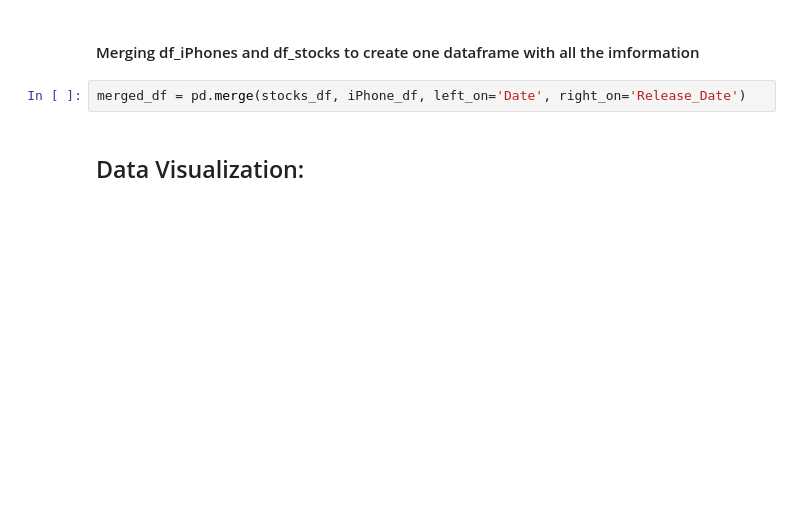
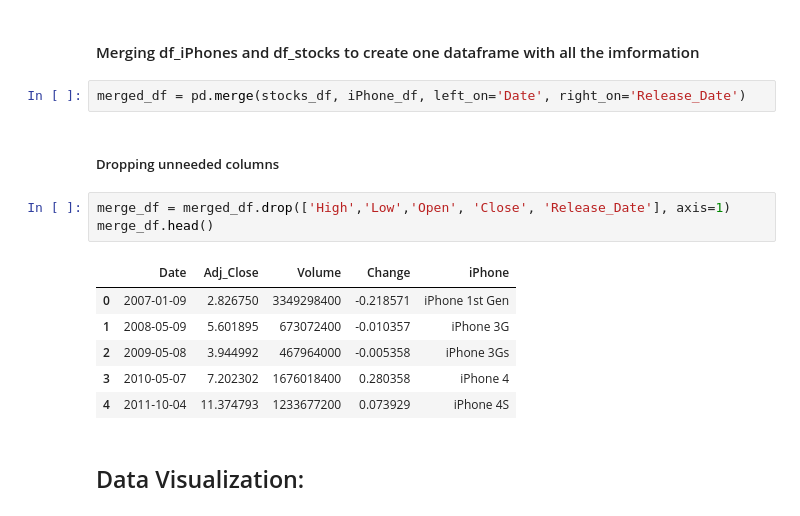
Before and after one commit to ubco-W2022T2-data301/project-group-group11, a Jupyter notebook: analysis/analysis1.ipynb, the cells around one changed output. Cells and saved outputs as stored; diff of their text form; blank space fills up the shorter version.

```diff
--- a/analysis/analysis1.ipynb
+++ b/analysis/analysis1.ipynb
@@ -155,6 +159,18 @@ df_iPhone.to_csv('../data/processed/iPhone_processed_analysis1.csv')
 #### Merging df_iPhones and df_stocks to create one dataframe with all the imformation
 # %%
 merged_df = pd.merge(stocks_df, iPhone_df, left_on='Date', right_on='Release_Date')
+# %% [markdown]
+##### Dropping unneeded columns
+# %%
+merge_df = merged_df.drop(['High','Low','Open', 'Close', 'Release_Date'], axis=1)
+merge_df.head()
+# %% [output]
+|  | Date | Adj_Close | Volume | Change | iPhone |
+| 0 | 2007-01-09 | 2.826750 | 3349298400 | -0.218571 | iPhone 1st Gen |
+| 1 | 2008-05-09 | 5.601895 | 673072400 | -0.010357 | iPhone 3G |
+| 2 | 2009-05-08 | 3.944992 | 467964000 | -0.005358 | iPhone 3Gs |
+| 3 | 2010-05-07 | 7.202302 | 1676018400 | 0.280358 | iPhone 4 |
+| 4 | 2011-10-04 | 11.374793 | 1233677200 | 0.073929 | iPhone 4S |
 # %% [markdown]
 ## Data Visualization:
 # %%
```
Also changed, not shown: parts of 5 cells of this notebook.
